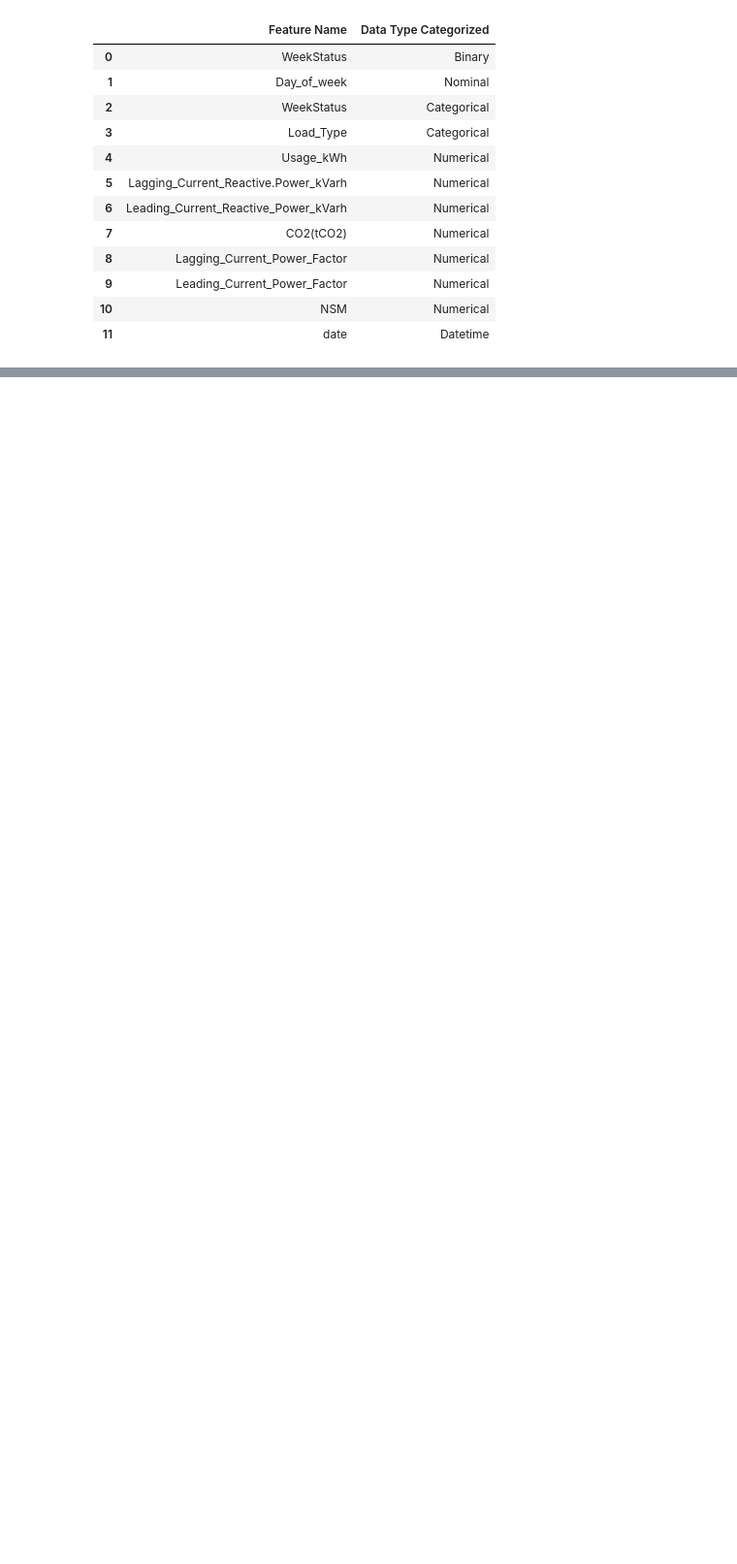
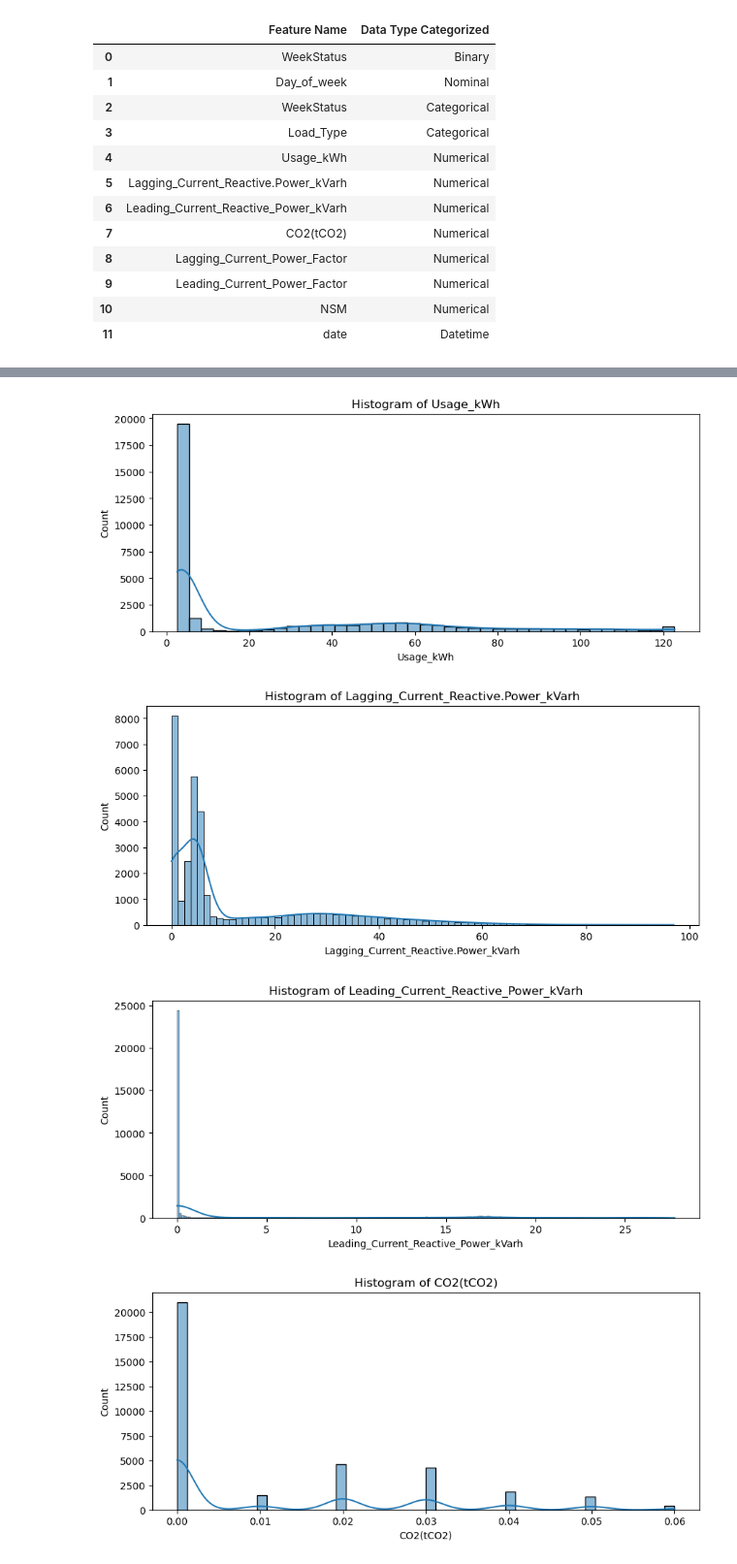
Before and after one commit to yeshwanthkotha/steel_industry_energy_consumption_data, a Jupyter notebook: steel_industry_energy_consumption_data.ipynb, the cells around one changed output, grey strips where cells are left out. Shown: that part at 97% size. Cells and saved outputs as stored; diff of their text form; code cells hidden in the pictures; blank space fills up the shorter version.

```diff
--- a/steel_industry_energy_consumption_data.ipynb
+++ b/steel_industry_energy_consumption_data.ipynb
@@ -210,0 +231,20 @@ for f in range(X_train[features_selected].shape[1]):
+# %%
+numeric_data = data.select_dtypes(include=['float64', 'int64'])
+positivity = (numeric_data >= 0).all()
+skewness = numeric_data.skew()
+
+# Create histograms to visually assess skewness for each numeric column
+for col in numeric_data.columns:
+    plt.figure(figsize=(10, 4))
+    sns.histplot(numeric_data[col], kde=True)
+    plt.title(f'Histogram of {col}')
+    plt.show()
+
+# Print the results
+print(f"Positivity check (all values are >= 0):\n{positivity}\n")
+print(f"Skewness of numeric columns:\n{skewness}")
+# %% [output]
+[figure, added]
+[figure, added]
+[figure, added]
+[figure, added]
```
Also changed, not shown: parts of 25 cells of this notebook, 2 other files.
